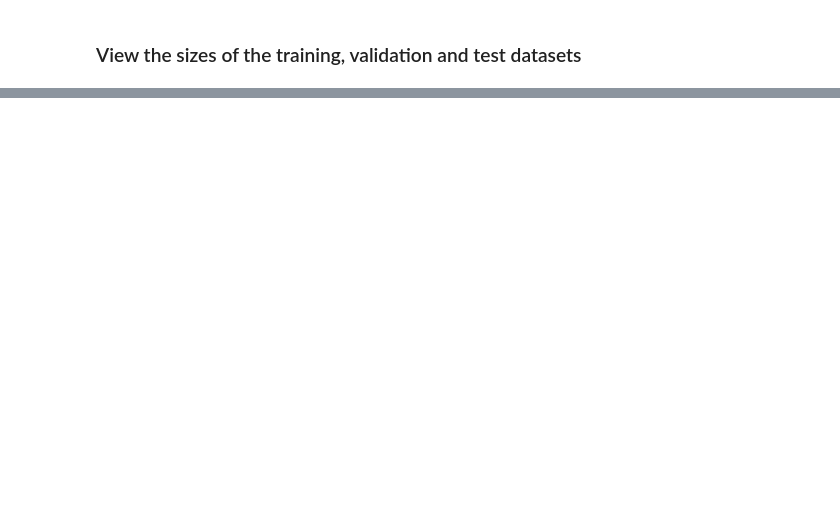
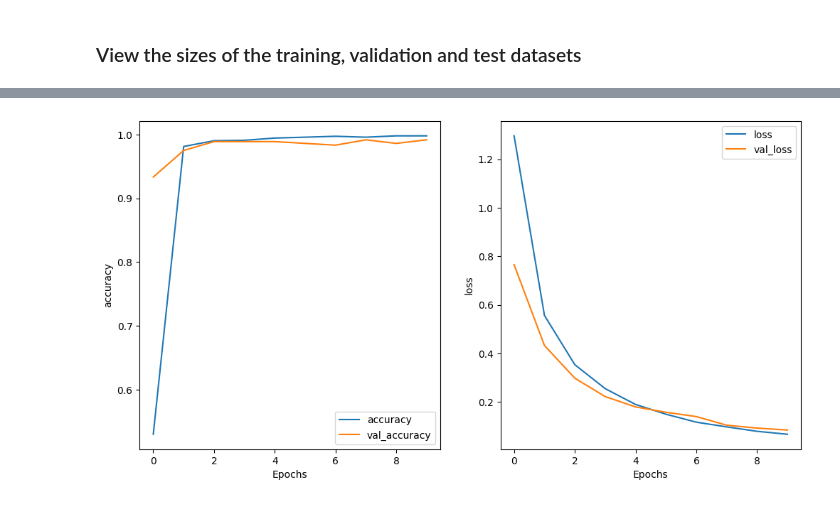
Before and after one commit to Mykhailo20/DS_Bootcamp_2023, a Jupyter notebook: Homework_5/Physical_Activity_Analysis/NN_model_training.ipynb, the cells around one changed output, grey strips where cells are left out. Drawn from its saved outputs; the diff is of its cells as text; code cells hidden in the pictures; blank space fills up the shorter version.

Commit message:
Homework_6: Carry out a test training of the neural network model and check the correctness of the data display on the confusion matrix and classification report

```diff
--- a/Homework_5/Physical_Activity_Analysis/NN_model_training.ipynb
+++ b/Homework_5/Physical_Activity_Analysis/NN_model_training.ipynb
@@ -147,5 +122,5 @@ memory usage: 137.9+ KB
 # %%
-activity_dict = {'Squat': 1, 'Leg land': 2, 'Walk': 3, 'Lateral squat slide': 4, 'Jogging': 5}
+activity_dict = {'Squat': 0, 'Leg land': 1, 'Walk': 2, 'Lateral squat slide': 3, 'Jogging': 4}
 train_data['activity_number'] = train_data['activity'].apply(lambda x: activity_dict[x])
 test_data['activity_number'] = test_data['activity'].apply(lambda x: activity_dict[x])
 train_data.head()
@@ -320,6 +213,11 @@ array([1, 1, 1, 1, 1], dtype=int64)
 y_train = np.array(y_train)
 y_valid = np.array(y_valid)
 y_test = np.array(y_test)
+
+# Convert Label Encoded target data to one-hot encoded format
+y_train_encoded = to_categorical(y_train)
+y_valid_encoded = to_categorical(y_valid)
+y_test_encoded = to_categorical(y_test)
 
 print(f'len(X_train) = {len(X_train)}')
 print(f'len(y_train) = {len(y_train)}')
@@ -338,0 +232,10 @@ len(y_test) = 360
+# %%
+# Initialize the StandardScaler
+scaler = StandardScaler()
+
+# Fit the scaler on the training data and transform it
+X_train_scaled = scaler.fit_transform(X_train)
+
+# Transform the validation and test data using the same scaler
+X_valid_scaled = scaler.transform(X_valid)
+X_test_scaled = scaler.transform(X_test)
@@ -338,0 +244,16 @@ len(y_test) = 360
+# %%
+model = tf.keras.models.Sequential()
+model.add(tf.keras.layers.Dense(80, activation='relu', input_shape=(len(X_train.columns), )))
+model.add(tf.keras.layers.Dense(40, activation='relu'))
+model.add(tf.keras.layers.Dense(20, activation='relu'))
+model.add(tf.keras.layers.Dense(10, activation='sigmoid'))
+model.add(tf.keras.layers.Dense(5, activation='softmax'))
+
+# compile the keras model
+model.compile(loss='categorical_crossentropy', optimizer='adam', metrics=['accuracy'])
+
+history = model.fit(X_train_scaled, y_train_encoded, epochs=10, batch_size=10, validation_data=(X_valid_scaled, y_valid_encoded))
+
+# evaluate the keras model
+loss, accuracy = model.evaluate(X_test_scaled, y_test_encoded)
+print(f'Accuracy: {accuracy*100:.2f}')
@@ -338,0 +278,5 @@ len(y_test) = 360
+# %%
+plt.rcdefaults()
+plot_graphs(history=history, strings=['accuracy', 'loss'])
+# %% [output]
+[figure, added]
```
Also changed, not shown: parts of 32 cells of this notebook.
